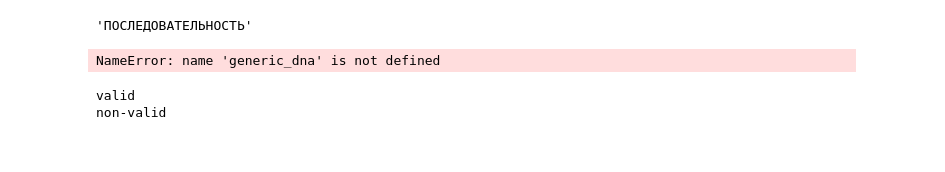
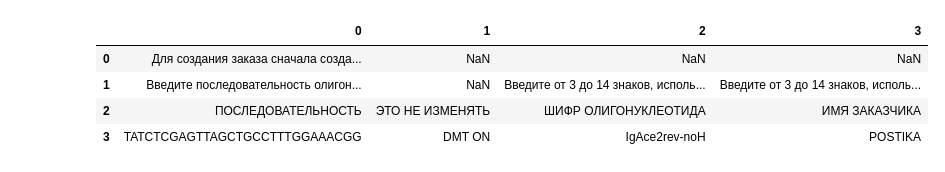
Before and after one commit to radical-subject/gene_synthesis_automatization_tools, a Jupyter notebook: INPUT_PREPARATION/input_cleaner.ipynb, the cells around one changed output. Drawn from its saved outputs; the diff is of its cells as text; code cells hidden in the pictures.

```diff
--- a/INPUT_PREPARATION/input_cleaner.ipynb
+++ b/INPUT_PREPARATION/input_cleaner.ipynb
@@ -66,13 +97,0 @@ test_df = pd.read_excel(file_list[0])
-# %%
-test_df[test_df.columns[0]][1]
-# %% [output]
-'ПОСЛЕДОВАТЕЛЬНОСТЬ'
-# %%
-from Bio.Seq import Seq
-# from Bio.Alphabet import IUPACAmbiguousDNA
-from Bio import SeqIO
-
-record = SeqIO.read("AGTC", generic_dna)
-seq
-# %% [output]
-NameError: name 'generic_dna' is not defined
@@ -81,13 +98,14 @@ regex_string = "^[CAGTcagt]+$"
-# %%
-import re
-
-def is_valid_sequence(sequence):
-    pattern = re.compile("^[ATGCUYRSWKMBDHVN.-]+$")
-    return "valid" if pattern.fullmatch(sequence) else "non-valid"
-
-# Примеры использования
-print(is_valid_sequence("ATGC"))  # Вывод: valid
-print(is_valid_sequence("ATGZ"))  # Вывод: non-valid
-# %% [output]
-valid
-non-valid
+# %%
+
+import pandas as pd
+import os
+
+df = pd.read_excel(file_list[0], header=None)
+
+df
+# %% [output]
+|  | 0 | 1 | 2 | 3 |
+| 0 | Для создания заказа сначала созда... | NaN | NaN | NaN |
+| 1 | Введите последовательность олигон... | NaN | Введите от 3 до 14 знаков, исполь... | Введите от 3 до 14 знаков, исполь... |
+| 2 | ПОСЛЕДОВАТЕЛЬНОСТЬ | ЭТО НЕ ИЗМЕНЯТЬ | ШИФР ОЛИГОНУКЛЕОТИДА | ИМЯ ЗАКАЗЧИКА |
+| 3 | TATCTCGAGTTAGCTGCCTTTGGAAACGG | DMT ON | IgAce2rev-noH | POSTIKA |
```
Also changed, not shown: parts of 11 cells of this notebook, 3 other files.
